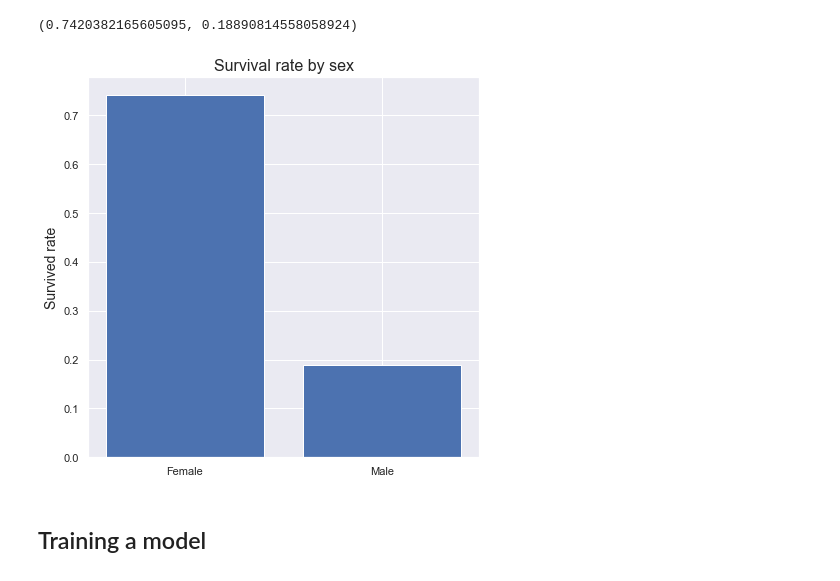
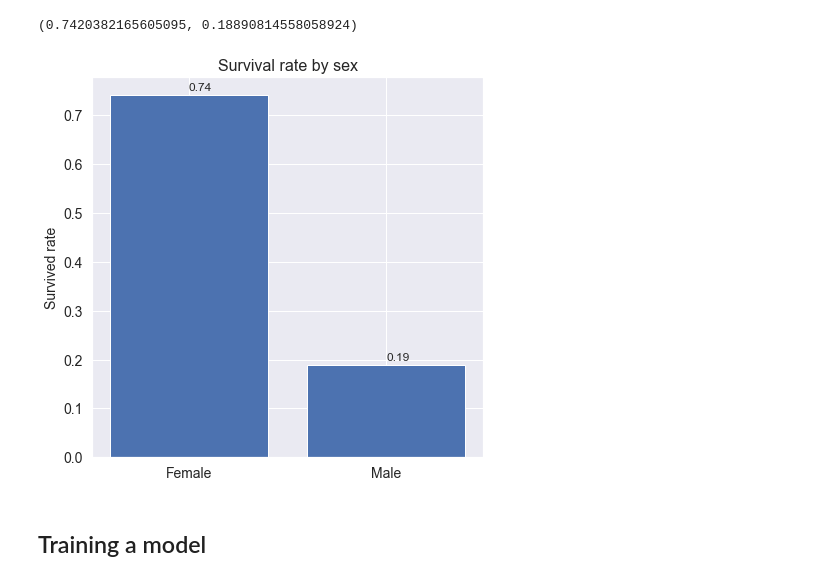
Before and after one commit to dan-ski/Titanic, a Jupyter notebook: Titanic.ipynb, the cells around one changed output. Drawn from its saved outputs; the diff is of its cells as text; code cells hidden in the pictures.

```diff
--- a/Titanic.ipynb
+++ b/Titanic.ipynb
@@ -310,19 +310,28 @@ female_survival_rate, male_survival_rate
 # %% [output]
 (0.7420382165605095, 0.18890814558058924)
 # %%
+from matplotlib.ticker import FormatStrFormatter
+
 sexes = df['Sex'].value_counts()
 
 survival_rates = [female_survival_rate, male_survival_rate]
 
 fig, ax = plt.subplots()
 ax.bar(sexes.index.sort_values(), survival_rates, tick_label = ['Female', 'Male']) #tick_label = sexes.index.sort_values()
 
 # plt.xlabel("Sex")
 plt.ylabel("Survived rate", fontsize=14)
+#ax.yaxis.set_major_formatter(FormatStrFormatter('%.2f'))
 plt.title("Survival rate by sex", fontsize=16)
+plt.xticks(fontsize=14)
+plt.yticks(fontsize=14)
+
+for index, value in enumerate(survival_rates):
+    ax.text(index, value+0.01, str(round(value,2)))
+
 plt.show()
 # %% [output]
-[figure, old version]
+[figure, new version]
 # %% [markdown]
 ## Training a model
 # %% [markdown]
```
Also changed, not shown: parts of 22 cells of this notebook.
